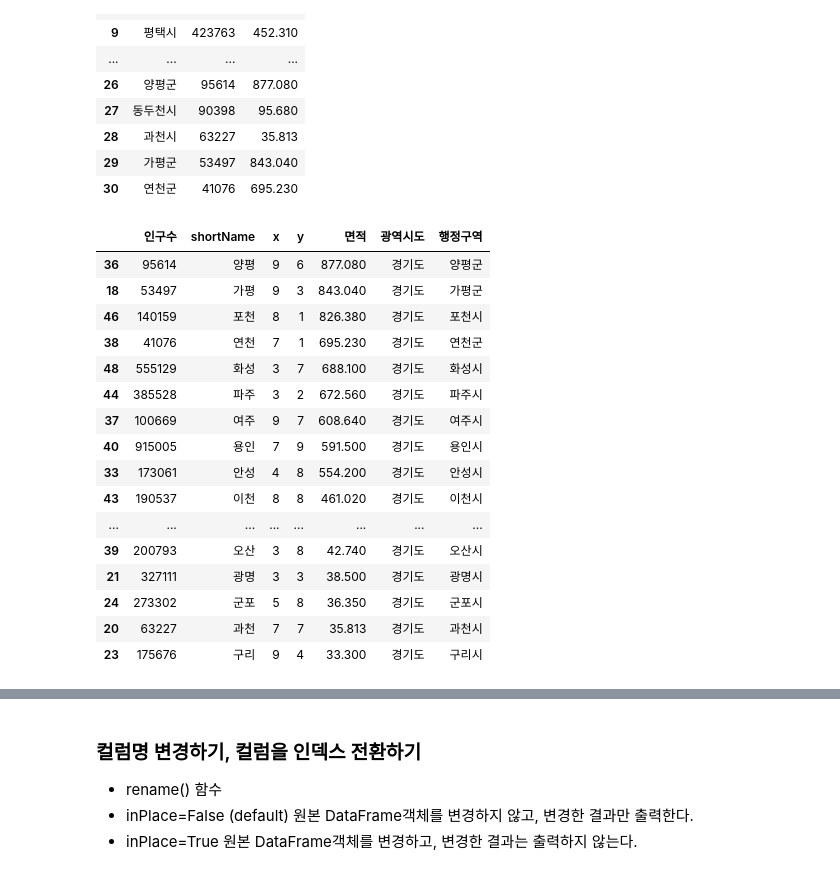
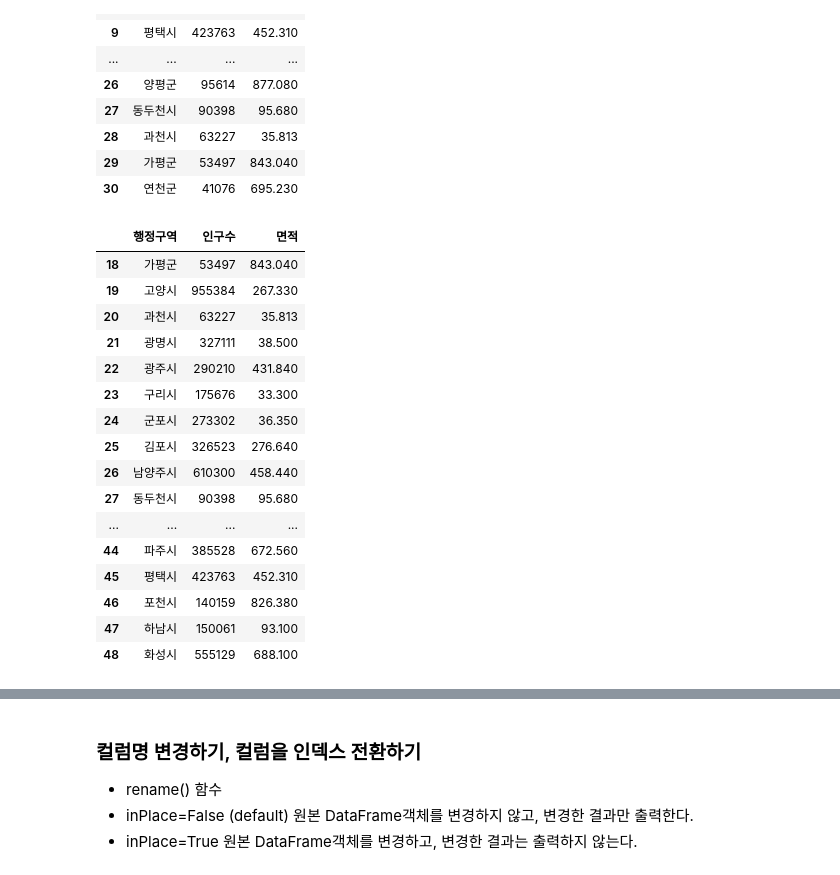
Before and after one commit to cooperear/Python_Webscraping_Analysis, a Jupyter notebook: 03-1.행정구역정보_분석과시각화.ipynb, the cells around one changed output, grey strips where cells are left out. Saved outputs shown, nothing was run; the diff lists cells and outputs as text; code cells hidden in the pictures.

```diff
--- a/03-1.행정구역정보_분석과시각화.ipynb
+++ b/03-1.행정구역정보_분석과시각화.ipynb
@@ -385,24 +367,26 @@ df.loc[df['광역시도'] == '경기도' , ['행정구역','인구수','면적']
 | 30 | 연천군 | 41076 | 695.230 |
 # %%
 # data['행정구역'] == '경기도' 의 ['행정구역','인구수','면적']  컬럼의 데이터를 면적을 descending 순서대로 출력하기
+
+df.loc[df['광역시도'] == '경기도', ['행정구역','인구수','면적']]
 # %% [output]
-|  | 인구수 | shortName | x | y | 면적 | 광역시도 | 행정구역 |
-| 36 | 95614 | 양평 | 9 | 6 | 877.080 | 경기도 | 양평군 |
-| 18 | 53497 | 가평 | 9 | 3 | 843.040 | 경기도 | 가평군 |
-| 46 | 140159 | 포천 | 8 | 1 | 826.380 | 경기도 | 포천시 |
-| 38 | 41076 | 연천 | 7 | 1 | 695.230 | 경기도 | 연천군 |
-| 48 | 555129 | 화성 | 3 | 7 | 688.100 | 경기도 | 화성시 |
-| 44 | 385528 | 파주 | 3 | 2 | 672.560 | 경기도 | 파주시 |
-| 37 | 100669 | 여주 | 9 | 7 | 608.640 | 경기도 | 여주시 |
-| 40 | 915005 | 용인 | 7 | 9 | 591.500 | 경기도 | 용인시 |
-| 33 | 173061 | 안성 | 4 | 8 | 554.200 | 경기도 | 안성시 |
-| 43 | 190537 | 이천 | 8 | 8 | 461.020 | 경기도 | 이천시 |
-| ... | ... | ... | ... | ... | ... | ... | ... |
-| 39 | 200793 | 오산 | 3 | 8 | 42.740 | 경기도 | 오산시 |
-| 21 | 327111 | 광명 | 3 | 3 | 38.500 | 경기도 | 광명시 |
-| 24 | 273302 | 군포 | 5 | 8 | 36.350 | 경기도 | 군포시 |
-| 20 | 63227 | 과천 | 7 | 7 | 35.813 | 경기도 | 과천시 |
-| 23 | 175676 | 구리 | 9 | 4 | 33.300 | 경기도 | 구리시 |
+|  | 행정구역 | 인구수 | 면적 |
+| 18 | 가평군 | 53497 | 843.040 |
+| 19 | 고양시 | 955384 | 267.330 |
+| 20 | 과천시 | 63227 | 35.813 |
+| 21 | 광명시 | 327111 | 38.500 |
+| 22 | 광주시 | 290210 | 431.840 |
+| 23 | 구리시 | 175676 | 33.300 |
+| 24 | 군포시 | 273302 | 36.350 |
+| 25 | 김포시 | 326523 | 276.640 |
+| 26 | 남양주시 | 610300 | 458.440 |
+| 27 | 동두천시 | 90398 | 95.680 |
+| ... | ... | ... | ... |
+| 44 | 파주시 | 385528 | 672.560 |
+| 45 | 평택시 | 423763 | 452.310 |
+| 46 | 포천시 | 140159 | 826.380 |
+| 47 | 하남시 | 150061 | 93.100 |
+| 48 | 화성시 | 555129 | 688.100 |
 # %%
 #경기도에 속한 행정구역명, 인구수, 면적 선택하기 인구수를 descending 순서대로 출력하고 index reset 하여 gy_df 라는 변수에 저장하기
 #data.loc[row , col]
```
Also changed, not shown: parts of 49 cells of this notebook, 2 other files.
